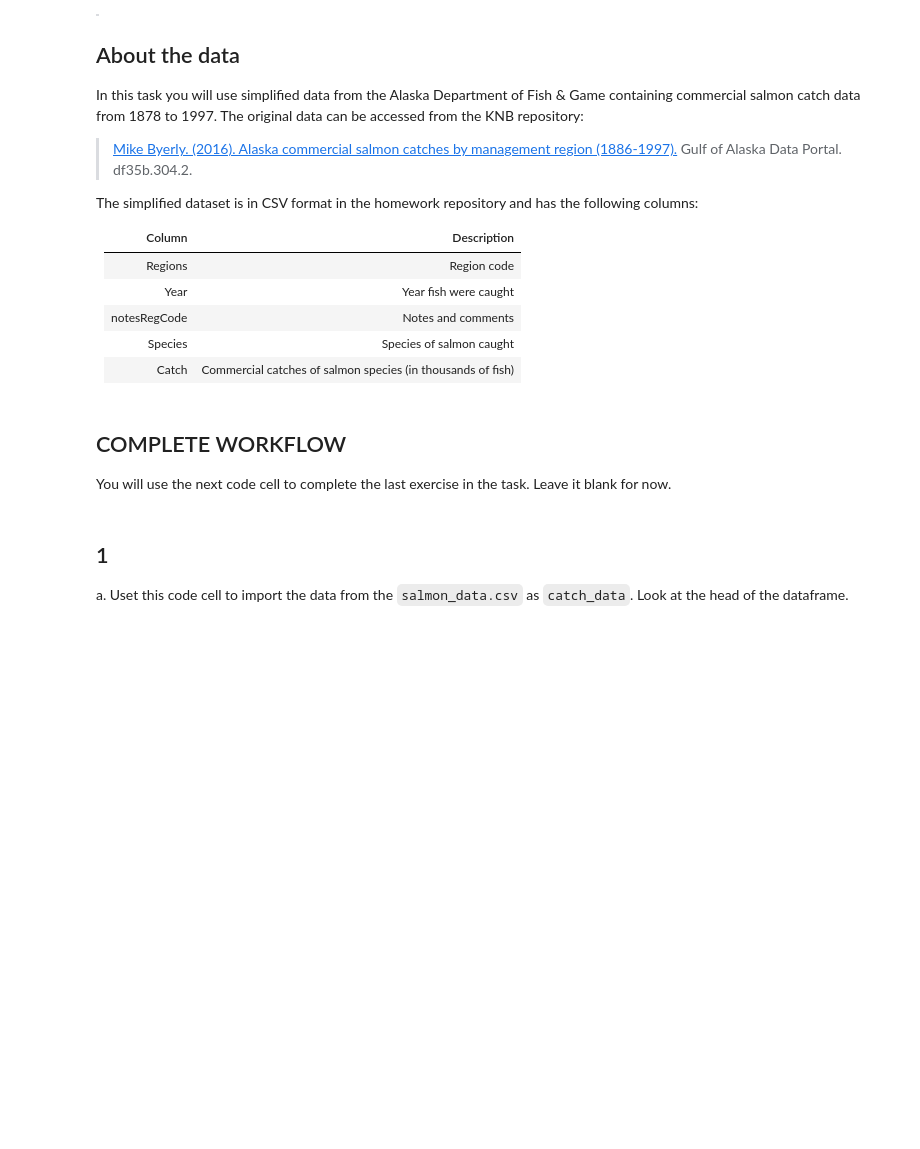
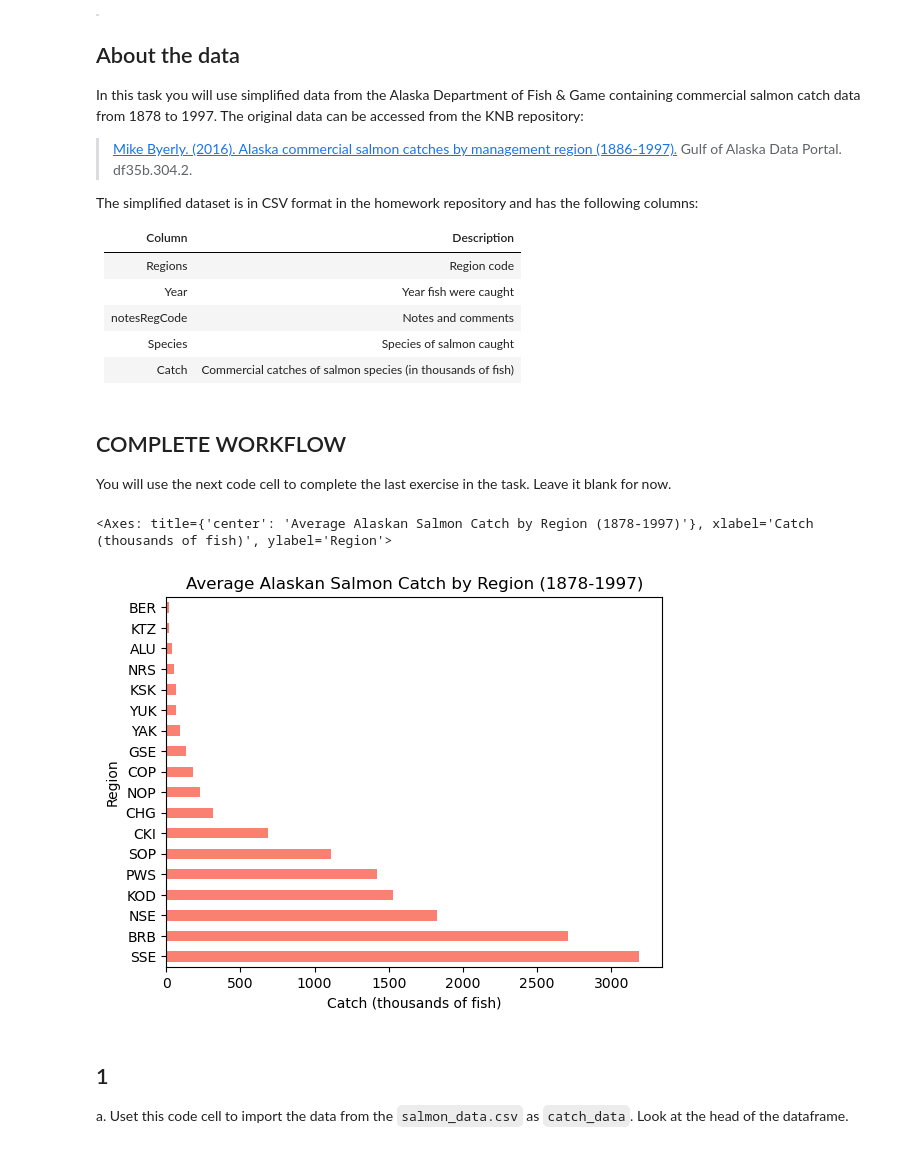
Before and after one commit to NatBonnet/eds220-hwk2, a Jupyter notebook: task2/hwk2-task2-salmon.ipynb, the cells around one changed output. Drawn from its saved outputs; the diff is of its cells as text; code cells hidden in the pictures; blank space fills up the shorter version.

```diff
--- a/task2/hwk2-task2-salmon.ipynb
+++ b/task2/hwk2-task2-salmon.ipynb
@@ -55,3 +51,27 @@ import numpy as np
+# %%
+# FINAL CODE
+
+# Import libraries
+import pandas as pd
+import numpy as np
+
+# Import salmon catch data
+catch_data = pd.read_csv("data/salmon_data.csv")
+
+# Update the value in 'Catch' column at row positon 400 to 1
+catch_data["Catch"].at[400] = 1
+
+# 1. Update "Catch" values to be type int64
+catch_data["Catch"] = catch_data["Catch"].astype(np.int64)
+
+# Create a horizontal bar plot with mean salmon catch (1878-1997) by region
+catch_data.groupby("Region")["Catch"].mean().sort_values(ascending=False).plot(kind = "barh", # Horizontal bar plot
+                             title = "Average Alaskan Salmon Catch by Region (1878-1997)", # Add title
+                             xlabel = "Catch (thousands of fish)", # Specify x label
+                             color = "salmon") # Color bars
+# %% [output]
+<Axes: title={'center': 'Average Alaskan Salmon Catch by Region (1878-1997)'}, xlabel='Catch (thousands of fish)', ylabel='Region'>
+[figure, added]
 # %% [markdown]
 ## 1
 
```
Also changed, not shown: parts of 11 cells of this notebook.
